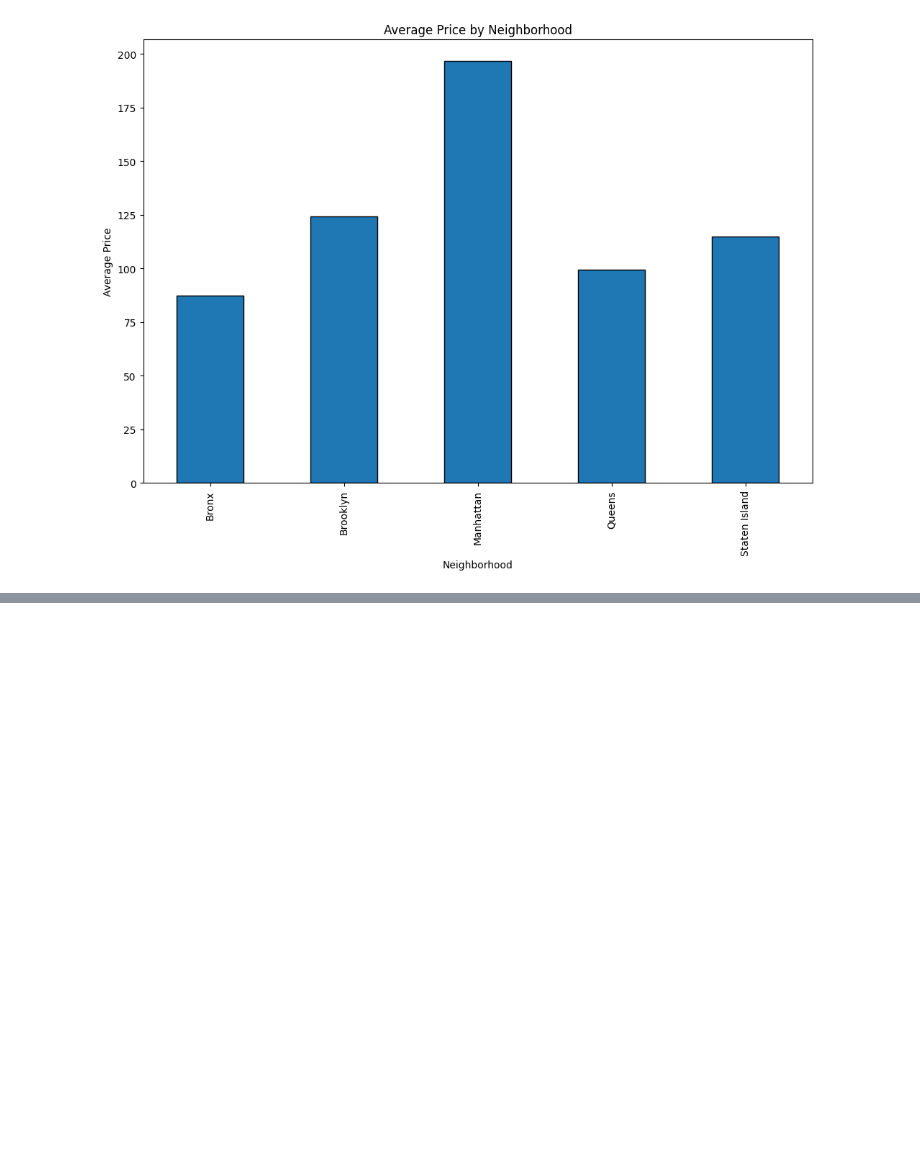
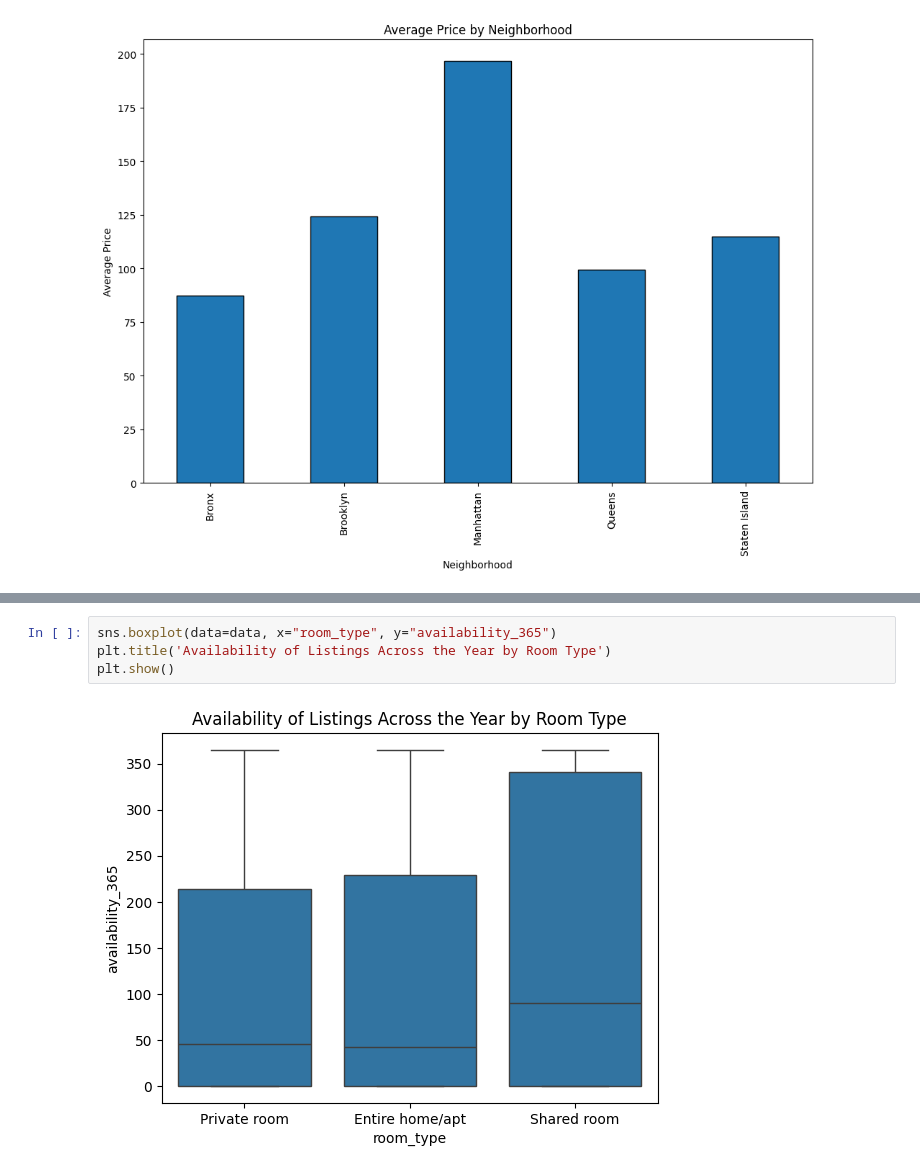
Before and after one commit to guzmanjose-cloud/machine-learning-python-template, a Jupyter notebook: src/explore.ipynb, the cells around one changed output, grey strips where cells are left out. Drawn from its saved outputs; the diff is of its cells as text; blank space fills up the shorter version.

```diff
--- a/src/explore.ipynb
+++ b/src/explore.ipynb
@@ -45,0 +64,6 @@ plt.show()
+# %%
+sns.boxplot(data=data, x="room_type", y="availability_365")
+plt.title('Availability of Listings Across the Year by Room Type')
+plt.show()
+# %% [output]
+[figure, added]
```
Also changed, not shown: parts of 5 cells of this notebook.
